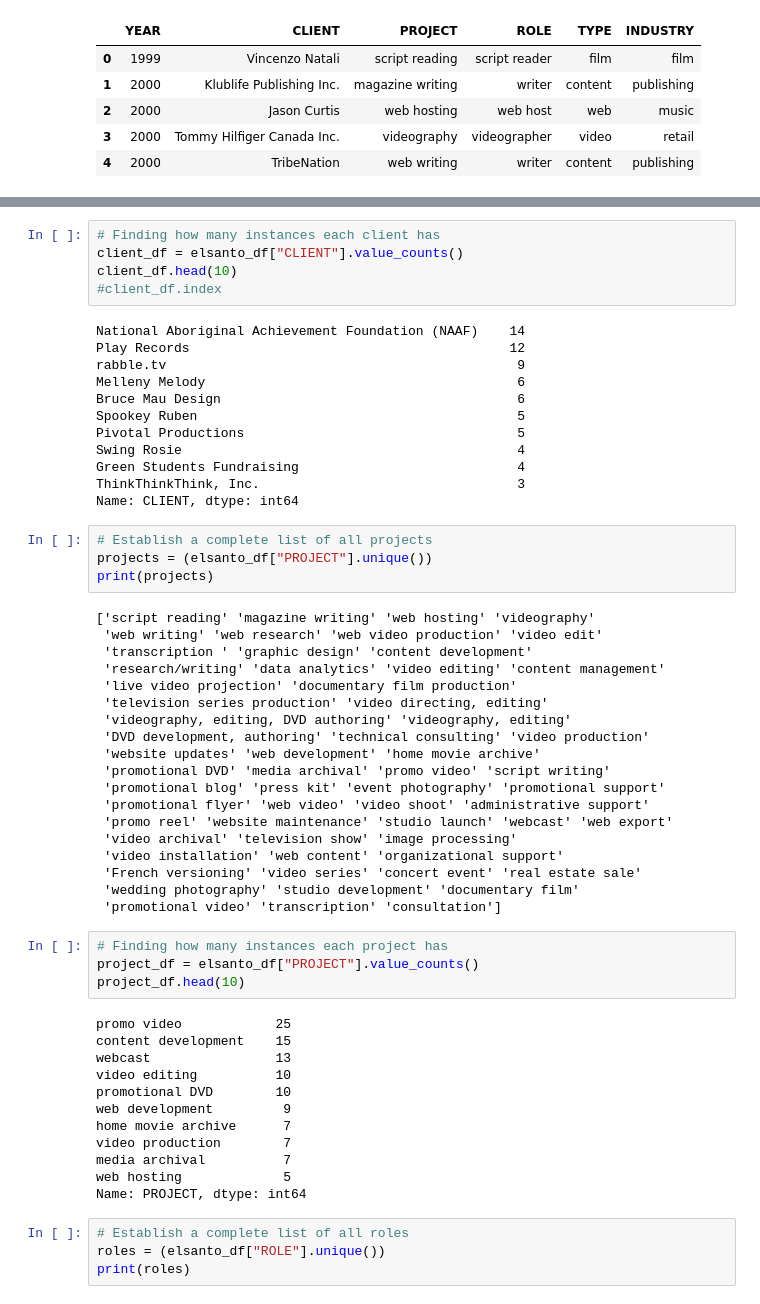
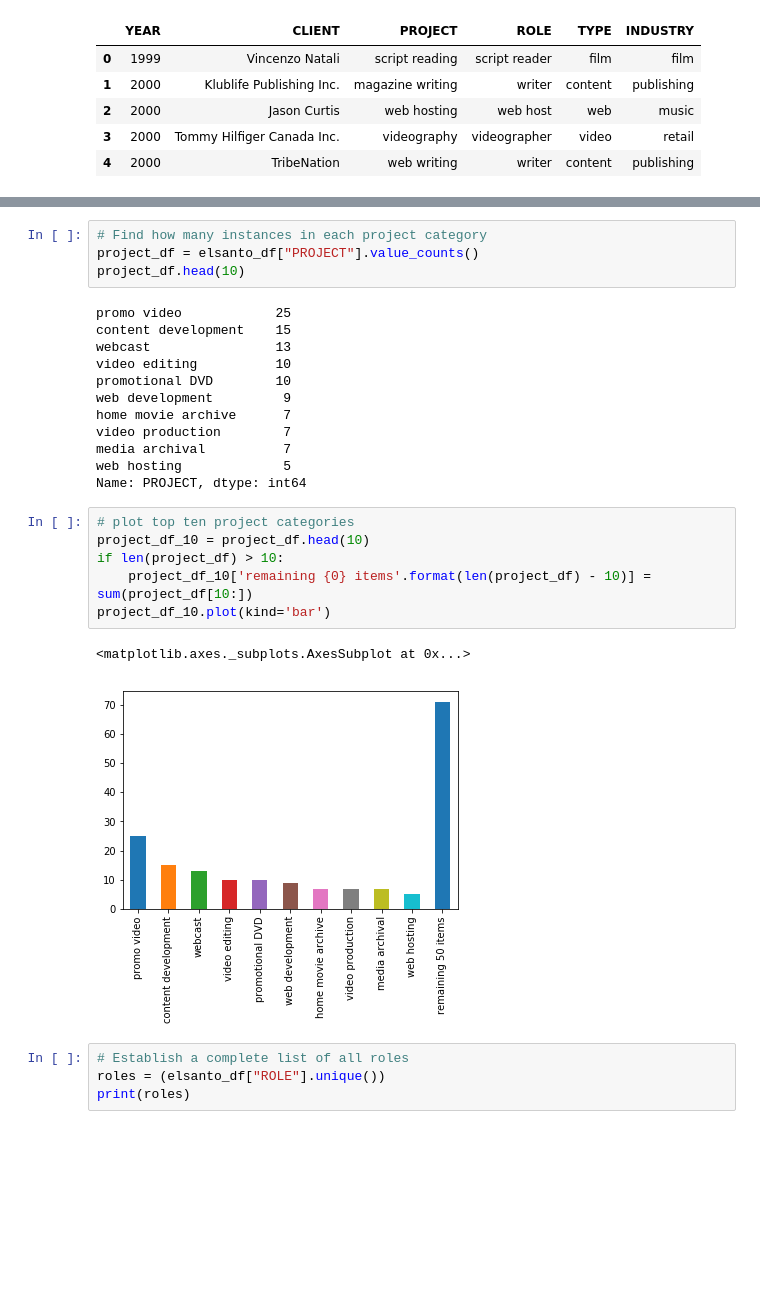
Before and after one commit to elsantonato/18-Project_3-The_Numbers, a Jupyter notebook: ftpmedia_app/data_cleaning.ipynb, the cells around one changed output, grey strips where cells are left out. Saved outputs shown, nothing was run; the diff lists cells and outputs as text; blank space fills up the shorter version.

```diff
--- a/ftpmedia_app/data_cleaning.ipynb
+++ b/ftpmedia_app/data_cleaning.ipynb
@@ -59,59 +150,28 @@ print(clients)
 # %%
-# Finding how many instances each client has
-client_df = elsanto_df["CLIENT"].value_counts()
-client_df.head(10)
-#client_df.index
+# Find how many instances in each project category
+project_df = elsanto_df["PROJECT"].value_counts()
+project_df.head(10)
 # %% [output]
-National Aboriginal Achievement Foundation (NAAF)    14
-Play Records                                         12
-rabble.tv                                             9
-Melleny Melody                                        6
-Bruce Mau Design                                      6
-Spookey Ruben                                         5
-Pivotal Productions                                   5
-Swing Rosie                                           4
-Green Students Fundraising                            4
-ThinkThinkThink, Inc.                                 3
-Name: CLIENT, dtype: int64
+promo video            25
+content development    15
+webcast                13
+video editing          10
+promotional DVD        10
+web development         9
+home movie archive      7
+video production        7
+media archival          7
+web hosting             5
+Name: PROJECT, dtype: int64
-# %%
-# Establish a complete list of all projects
-projects = (elsanto_df["PROJECT"].unique())
-print(projects)
-# %% [output]
-['script reading' 'magazine writing' 'web hosting' 'videography'
- 'web writing' 'web research' 'web video production' 'video edit'
- 'transcription ' 'graphic design' 'content development'
- 'research/writing' 'data analytics' 'video editing' 'content management'
- 'live video projection' 'documentary film production'
- 'television series production' 'video directing, editing'
- 'videography, editing, DVD authoring' 'videography, editing'
- 'DVD development, authoring' 'technical consulting' 'video production'
- 'website updates' 'web development' 'home movie archive'
- 'promotional DVD' 'media archival' 'promo video' 'script writing'
- 'promotional blog' 'press kit' 'event photography' 'promotional support'
- 'promotional flyer' 'web video' 'video shoot' 'administrative support'
- 'promo reel' 'website maintenance' 'studio launch' 'webcast' 'web export'
- 'video archival' 'television show' 'image processing'
- 'video installation' 'web content' 'organizational support'
- 'French versioning' 'video series' 'concert event' 'real estate sale'
- 'wedding photography' 'studio development' 'documentary film'
- 'promotional video' 'transcription' 'consultation']
-# %%
-# Finding how many instances each project has
-project_df = elsanto_df["PROJECT"].value_counts()
-project_df.head(10)
-# %% [output]
-promo video            25
-content development    15
-webcast                13
-video editing          10
-promotional DVD        10
-web development         9
-home movie archive      7
-video production        7
-media archival          7
-web hosting             5
-Name: PROJECT, dtype: int64
+# %%
+# plot top ten project categories
+project_df_10 = project_df.head(10)
+if len(project_df) > 10:
+    project_df_10['remaining {0} items'.format(len(project_df) - 10)] = sum(project_df[10:])
+project_df_10.plot(kind='bar')
+# %% [output]
+<matplotlib.axes._subplots.AxesSubplot at 0x...>
+[figure, added]
 # %%
 # Establish a complete list of all roles
 roles = (elsanto_df["ROLE"].unique())
```
Also changed, not shown: parts of 55 cells of this notebook.
